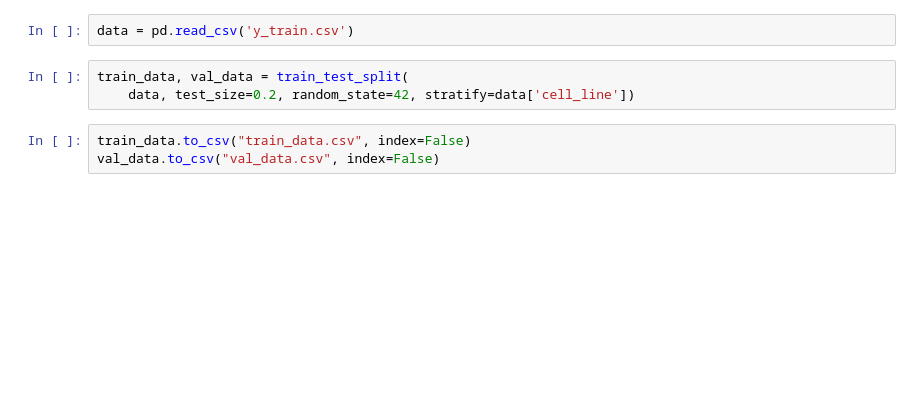
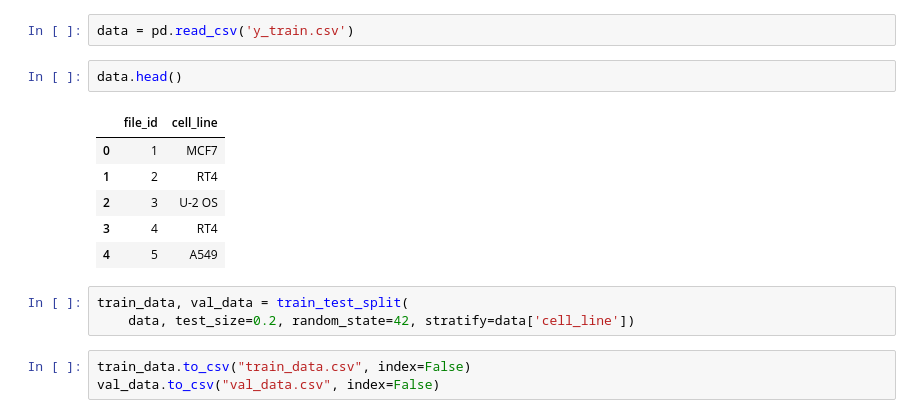
Before and after one commit to hannahcass/AILS, a Jupyter notebook: UE/ails/A3/testing_1.ipynb, the cells around one changed output. Drawn from its saved outputs; the diff is of its cells as text; blank space fills up the shorter version.

```diff
--- a/UE/ails/A3/testing_1.ipynb
+++ b/UE/ails/A3/testing_1.ipynb
@@ -29,5 +29,14 @@ NameError: name 'torch' is not defined
 # %%
 data = pd.read_csv('y_train.csv')
+# %%
+data.head()
+# %% [output]
+|  | file_id | cell_line |
+| 0 | 1 | MCF7 |
+| 1 | 2 | RT4 |
+| 2 | 3 | U-2 OS |
+| 3 | 4 | RT4 |
+| 4 | 5 | A549 |
 # %%
 train_data, val_data = train_test_split(
     data, test_size=0.2, random_state=42, stratify=data['cell_line'])
```
Also changed, not shown: parts of 26 cells of this notebook, 6 other files.
